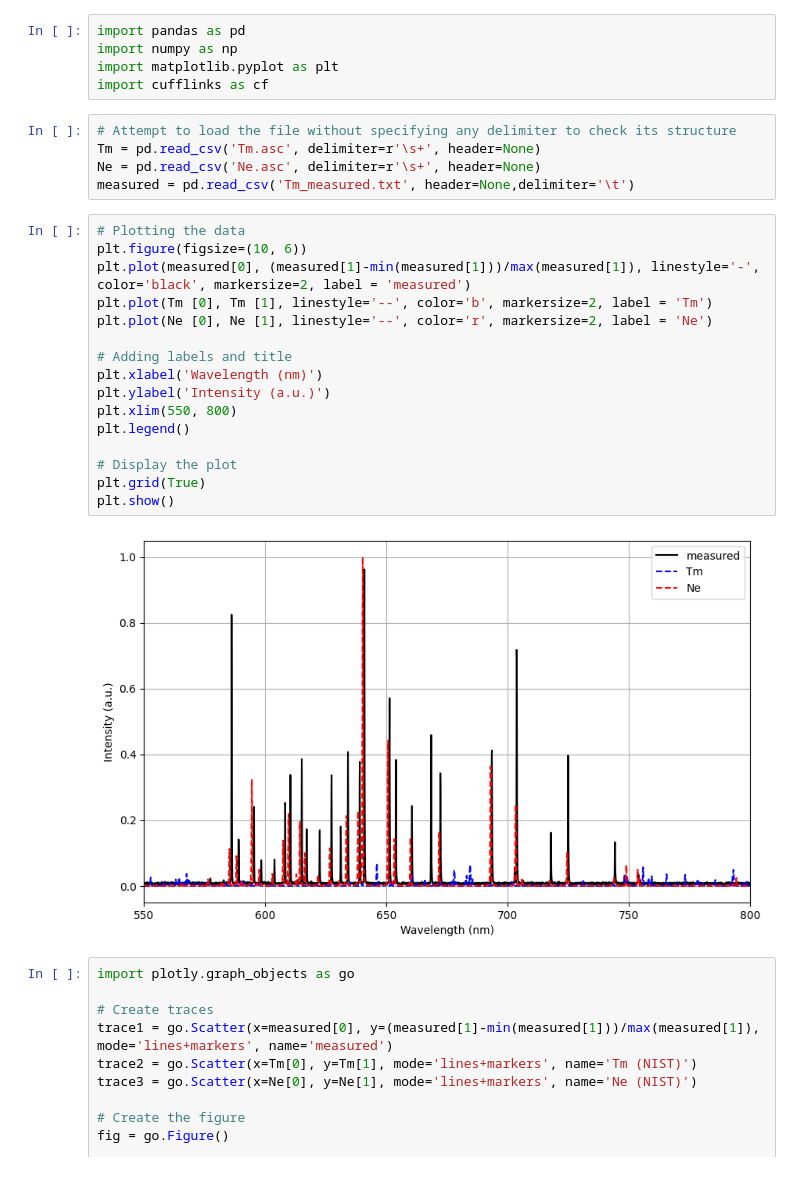
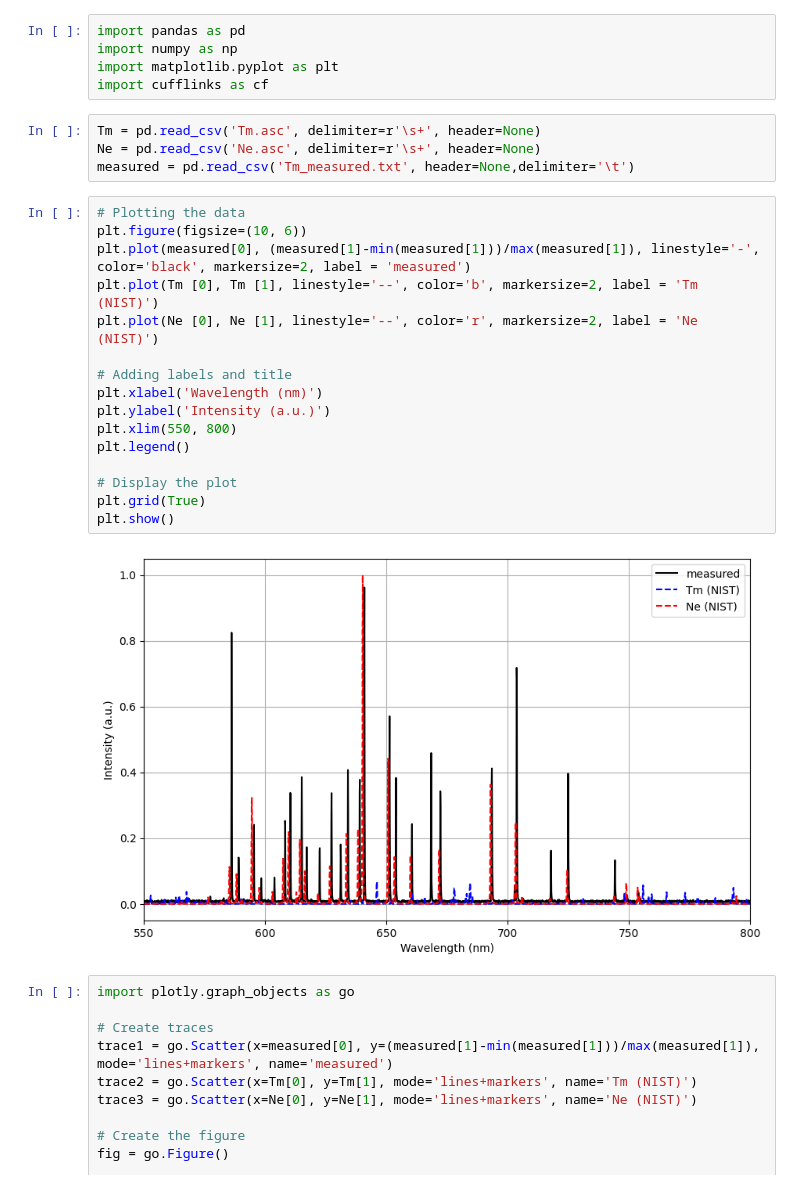
Before and after one commit to tretyakovmipt/Tm_spectroscopy, a Jupyter notebook: Tm_spectra.ipynb, the cells around one changed output. Cells and saved outputs as stored; diff of their text form.

```diff
--- a/Tm_spectra.ipynb
+++ b/Tm_spectra.ipynb
@@ -4,28 +4,27 @@ import numpy as np
 import matplotlib.pyplot as plt
 import cufflinks as cf
 # %%
-# Attempt to load the file without specifying any delimiter to check its structure
 Tm = pd.read_csv('Tm.asc', delimiter=r'\s+', header=None)
 Ne = pd.read_csv('Ne.asc', delimiter=r'\s+', header=None)
 measured = pd.read_csv('Tm_measured.txt', header=None,delimiter='\t')
 # %%
 # Plotting the data
 plt.figure(figsize=(10, 6))
 plt.plot(measured[0], (measured[1]-min(measured[1]))/max(measured[1]), linestyle='-', color='black', markersize=2, label = 'measured')
-plt.plot(Tm [0], Tm [1], linestyle='--', color='b', markersize=2, label = 'Tm')
-plt.plot(Ne [0], Ne [1], linestyle='--', color='r', markersize=2, label = 'Ne')
+plt.plot(Tm [0], Tm [1], linestyle='--', color='b', markersize=2, label = 'Tm (NIST)')
+plt.plot(Ne [0], Ne [1], linestyle='--', color='r', markersize=2, label = 'Ne (NIST)')
 
 # Adding labels and title
 plt.xlabel('Wavelength (nm)')
 plt.ylabel('Intensity (a.u.)')
 plt.xlim(550, 800)
 plt.legend()
 
 # Display the plot
 plt.grid(True)
 plt.show()
 # %% [output]
-[figure, old version]
+[figure, new version]
 # %%
 import plotly.graph_objects as go
 
```
